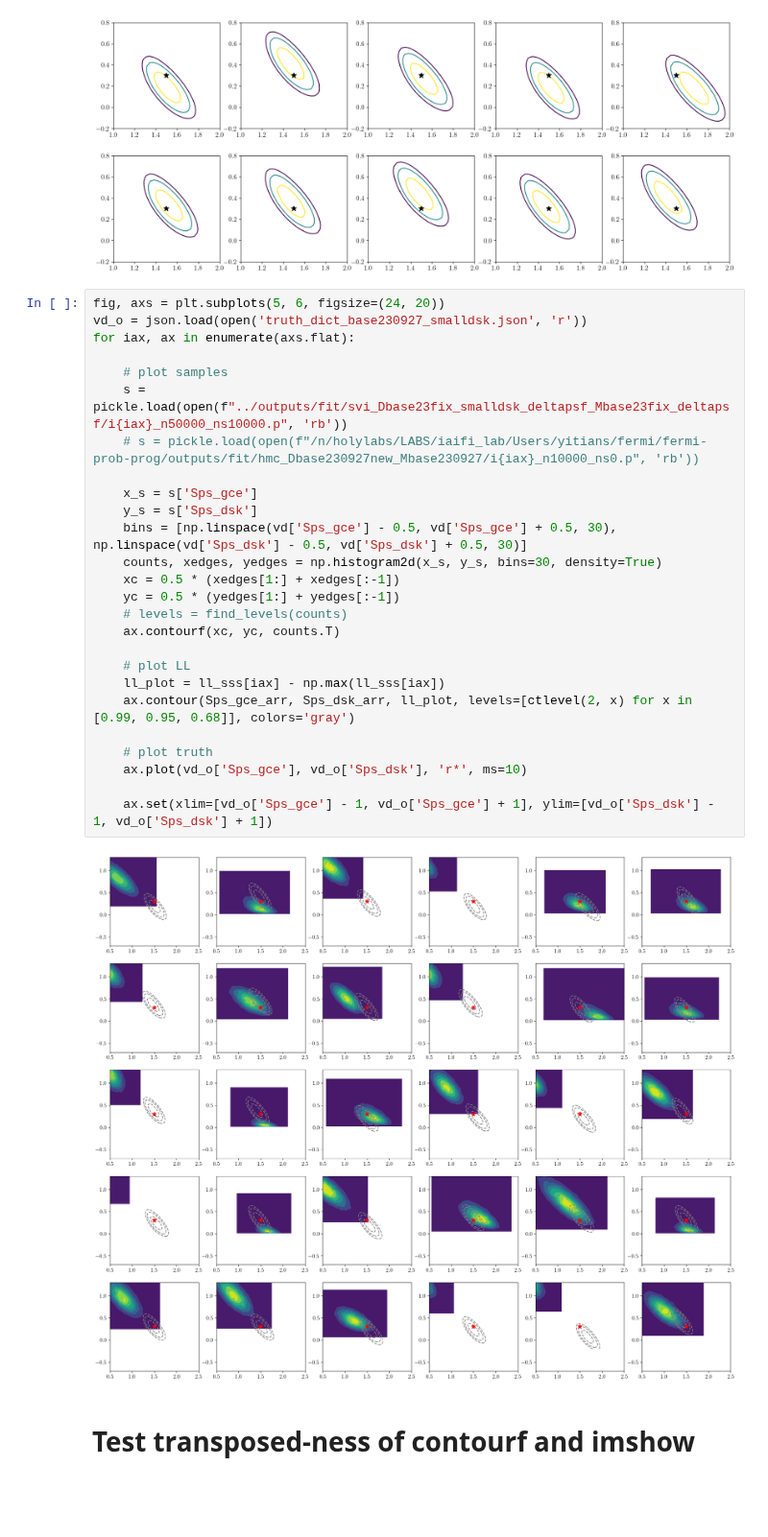
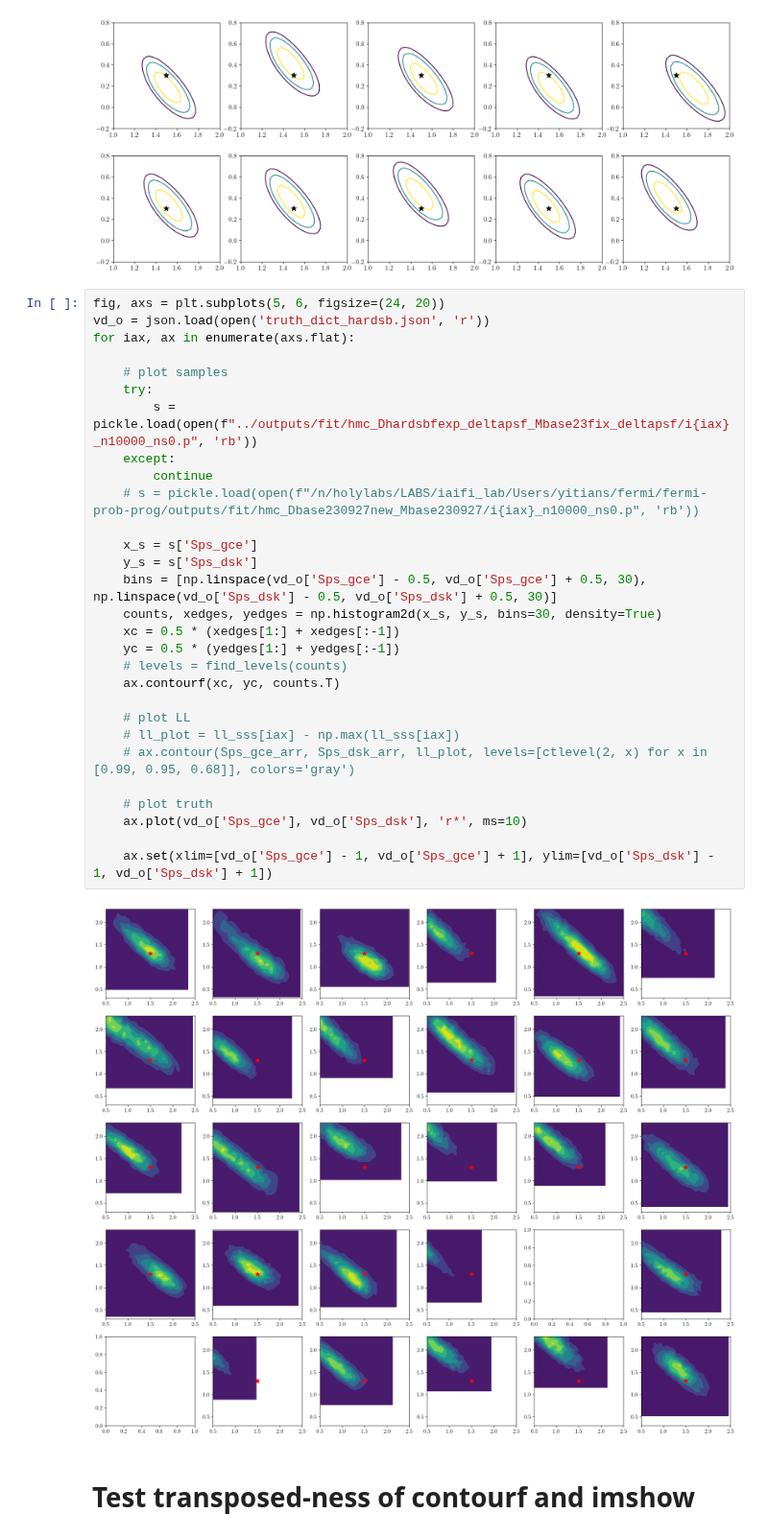
Before and after one commit to smsharma/fermi-prob-prog, a Jupyter notebook: production/plot_ll.ipynb, the cells around one changed output. Shown at 96% size. Drawn from its saved outputs; the diff is of its cells as text; blank space fills up the shorter version.

Commit message:
hmc_Dhardsbfexp_deltapsf_Mbase23fix_deltapsf results

```diff
--- a/production/plot_ll.ipynb
+++ b/production/plot_ll.ipynb
@@ -224,32 +224,35 @@ for iax, ax in enumerate(axs.flat):
 [figure]
 # %%
 fig, axs = plt.subplots(5, 6, figsize=(24, 20))
-vd_o = json.load(open('truth_dict_base230927_smalldsk.json', 'r'))
+vd_o = json.load(open('truth_dict_hardsb.json', 'r'))
 for iax, ax in enumerate(axs.flat):
 
     # plot samples
-    s = pickle.load(open(f"../outputs/fit/svi_Dbase23fix_smalldsk_deltapsf_Mbase23fix_deltapsf/i{iax}_n50000_ns10000.p", 'rb'))
+    try:
+        s = pickle.load(open(f"../outputs/fit/hmc_Dhardsbfexp_deltapsf_Mbase23fix_deltapsf/i{iax}_n10000_ns0.p", 'rb'))
+    except:
+        continue
     # s = pickle.load(open(f"/n/holylabs/LABS/iaifi_lab/Users/yitians/fermi/fermi-prob-prog/outputs/fit/hmc_Dbase230927new_Mbase230927/i{iax}_n10000_ns0.p", 'rb'))
 
     x_s = s['Sps_gce']
     y_s = s['Sps_dsk']
-    bins = [np.linspace(vd['Sps_gce'] - 0.5, vd['Sps_gce'] + 0.5, 30), np.linspace(vd['Sps_dsk'] - 0.5, vd['Sps_dsk'] + 0.5, 30)]
+    bins = [np.linspace(vd_o['Sps_gce'] - 0.5, vd_o['Sps_gce'] + 0.5, 30), np.linspace(vd_o['Sps_dsk'] - 0.5, vd_o['Sps_dsk'] + 0.5, 30)]
     counts, xedges, yedges = np.histogram2d(x_s, y_s, bins=30, density=True)
     xc = 0.5 * (xedges[1:] + xedges[:-1])
     yc = 0.5 * (yedges[1:] + yedges[:-1])
     # levels = find_levels(counts)
     ax.contourf(xc, yc, counts.T)
 
     # plot LL
-    ll_plot = ll_sss[iax] - np.max(ll_sss[iax])
-    ax.contour(Sps_gce_arr, Sps_dsk_arr, ll_plot, levels=[ctlevel(2, x) for x in [0.99, 0.95, 0.68]], colors='gray')
+    # ll_plot = ll_sss[iax] - np.max(ll_sss[iax])
+    # ax.contour(Sps_gce_arr, Sps_dsk_arr, ll_plot, levels=[ctlevel(2, x) for x in [0.99, 0.95, 0.68]], colors='gray')
 
     # plot truth
     ax.plot(vd_o['Sps_gce'], vd_o['Sps_dsk'], 'r*', ms=10)
 
     ax.set(xlim=[vd_o['Sps_gce'] - 1, vd_o['Sps_gce'] + 1], ylim=[vd_o['Sps_dsk'] - 1, vd_o['Sps_dsk'] + 1])
 # %% [output]
-[figure, old version]
+[figure, new version]
 # %% [markdown]
 # Test transposed-ness of contourf and imshow
 # %%
```
Also changed, not shown: 1 other file.
